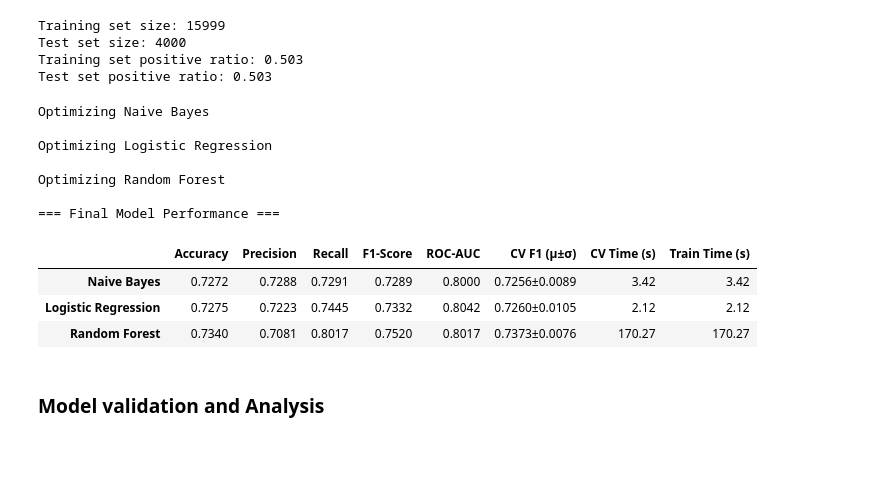
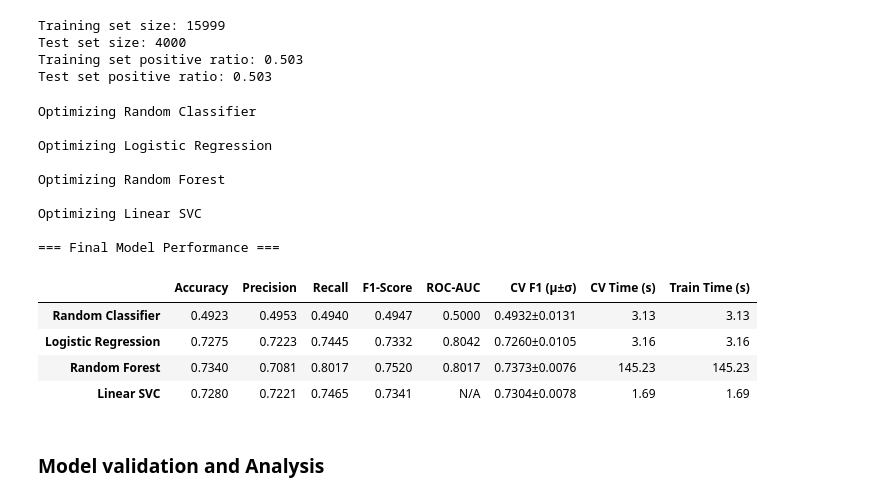
Before and after one commit to photoli93/nlp_twitter, a Jupyter notebook: notebooks/02_modeling.ipynb, the cells around one changed output. Saved outputs shown, nothing was run; the diff lists cells and outputs as text; code cells hidden in the pictures; blank space fills up the shorter version.

```diff
--- a/notebooks/02_modeling.ipynb
+++ b/notebooks/02_modeling.ipynb
@@ -213,39 +206,46 @@ Test set positive ratio: 0.503
 # %%
 # Define candidate models with pipelines to avoid data leakage
 pipelines = {
-    'Naive Bayes': Pipeline([
-        ('tfidf', TfidfVectorizer(max_features=15000, ngram_range=(1, 3),
-                                    min_df=3, max_df=0.7, stop_words='english')),
-        ('clf', MultinomialNB(alpha=0.1))
+    'Random Classifier': Pipeline([
+        ('tfidf', TfidfVectorizer(max_features=35000, ngram_range=(1, 3),
+                                  min_df=3, max_df=0.7, stop_words='english')),
+        ('clf', DummyClassifier(strategy='uniform', random_state=42))
     ]),
 
     'Logistic Regression': Pipeline([
-        ('tfidf', TfidfVectorizer(max_features=15000, ngram_range=(1, 3),
+        ('tfidf', TfidfVectorizer(max_features=35000, ngram_range=(1, 3),
                                     min_df=3, max_df=0.7, stop_words='english')),
         ('clf', LogisticRegression(random_state=42, max_iter=1000))
     ]),
 
     'Random Forest': Pipeline([
-        ('tfidf', TfidfVectorizer(max_features=15000, ngram_range=(1, 3),
+        ('tfidf', TfidfVectorizer(max_features=35000, ngram_range=(1, 3),
                                     min_df=3, max_df=0.7, stop_words='english')),
         ('clf', RandomForestClassifier(n_estimators=100, random_state=42))
-    ])
+    ]),
+
+    'Linear SVC': Pipeline([
+    ('tfidf', TfidfVectorizer(max_features=35000, ngram_range=(1,3),
+                              min_df=3, max_df=0.7, stop_words='english')),
+    ('clf', LinearSVC(C=1.0, max_iter=5000, random_state=42))
+])
 }
 
 # Define hyperparameter search
 param_search = {
-    'Naive Bayes': {
+    'Random Classifier': {
         'search': GridSearchCV,
-        'params': {'clf__alpha': [0.1, 0.5, 1.0],
-                   'clf__fit_prior': [True, False]},
+        'params': {},  # pas d’hyperparamètres à tuner pour DummyClassifier
         'cv': 5
     },
+
     'Logistic Regression': {
         'search': GridSearchCV,
         'params': {'clf__C': [0.01, 0.05, 0.1, 0.5, 1, 5],
                    'clf__penalty': ['l2']},
         'cv': 5
     },
+
     'Random Forest': {
         'search': RandomizedSearchCV,
         'params': {'clf__n_estimators': randint(100, 500),
@@ -254,6 +254,12 @@ param_search = {
         'cv': 5,
         'n_iter': 20,
         'random_state': 42
+    },
+
+    'Linear SVC': {
+        'search': GridSearchCV,
+        'params': {'clf__C': [0.01, 0.1, 0.5, 1, 5]},
+        'cv': 5
     }
 }
 
@@ -299,37 +305,40 @@ for name, pipe in pipelines.items():
         'train_time_sec': duration,
         'best_params': search.best_params_
     }
 
 
 # Display results
 metrics_df = pd.DataFrame({
     name: {
         'Accuracy': f"{res['accuracy']:.4f}",
         'Precision': f"{res['precision']:.4f}",
         'Recall': f"{res['recall']:.4f}",
         'F1-Score': f"{res['f1']:.4f}",
         'ROC-AUC': f"{res['roc_auc']:.4f}" if res['roc_auc'] else "N/A",
         'CV F1 (μ±σ)': f"{res['cv_f1_mean']:.4f}±{res['cv_f1_std']:.4f}",
         'CV Time (s)': f"{res['cv_time_sec']:.2f}",
         'Train Time (s)': f"{res['train_time_sec']:.2f}"
     }
     for name, res in final_results.items()
 }).T
 
 print("\n=== Final Model Performance ===")
 display(metrics_df)
 # %% [output]
-Optimizing Naive Bayes
+Optimizing Random Classifier
 
 Optimizing Logistic Regression
 
 Optimizing Random Forest
 
+Optimizing Linear SVC
+
 === Final Model Performance ===
 |  | Accuracy | Precision | Recall | F1-Score | ROC-AUC | CV F1 (μ±σ) | CV Time (s) | Train Time (s) |
-| Naive Bayes | 0.7272 | 0.7288 | 0.7291 | 0.7289 | 0.8000 | 0.7256±0.0089 | 3.42 | 3.42 |
-| Logistic Regression | 0.7275 | 0.7223 | 0.7445 | 0.7332 | 0.8042 | 0.7260±0.0105 | 2.12 | 2.12 |
-| Random Forest | 0.7340 | 0.7081 | 0.8017 | 0.7520 | 0.8017 | 0.7373±0.0076 | 170.27 | 170.27 |
+| Random Classifier | 0.4923 | 0.4953 | 0.4940 | 0.4947 | 0.5000 | 0.4932±0.0131 | 3.13 | 3.13 |
+| Logistic Regression | 0.7275 | 0.7223 | 0.7445 | 0.7332 | 0.8042 | 0.7260±0.0105 | 3.16 | 3.16 |
+| Random Forest | 0.7340 | 0.7081 | 0.8017 | 0.7520 | 0.8017 | 0.7373±0.0076 | 145.23 | 145.23 |
+| Linear SVC | 0.7280 | 0.7221 | 0.7465 | 0.7341 | N/A | 0.7304±0.0078 | 1.69 | 1.69 |
 # %% [markdown]
 ### Model validation and Analysis
 # %%
```
Also changed, not shown: parts of 27 cells of this notebook.
